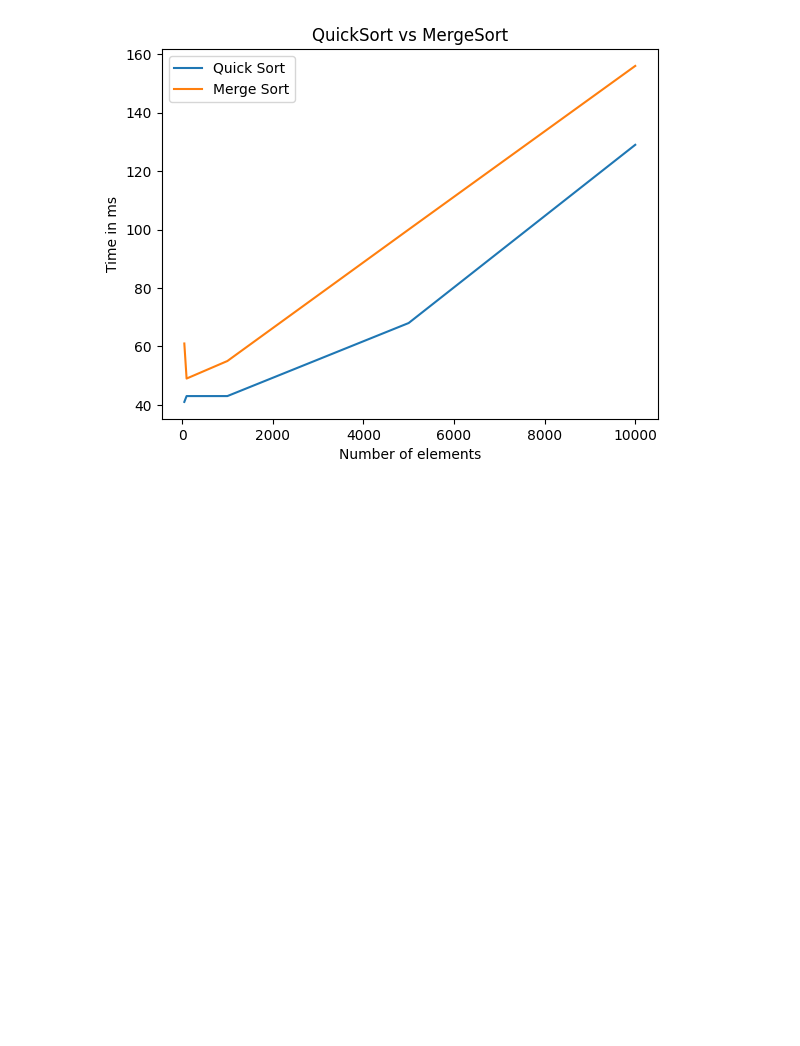
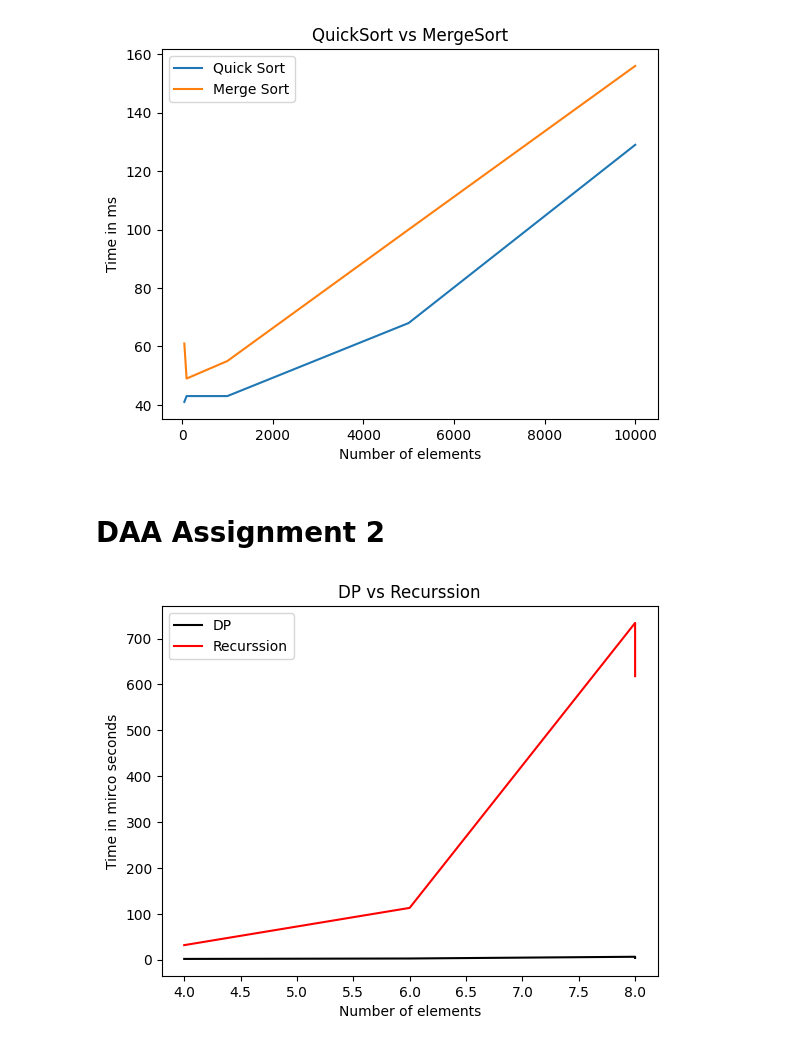
Before and after one commit to siddh34/Notes, a Jupyter notebook: Third Year Sem 2/Assignments/visualization.ipynb, the cells around one changed output. Cells and saved outputs as stored; diff of their text form; code cells hidden in the pictures; blank space fills up the shorter version.

```diff
--- a/Third Year Sem 2/Assignments/visualization.ipynb
+++ b/Third Year Sem 2/Assignments/visualization.ipynb
@@ -18,3 +18,19 @@ plt.legend(["Quick Sort", "Merge Sort"])
 plt.show()
 # %% [output]
 [figure]
+# %% [markdown]
+# DAA Assignment 2
+# %%
+DPDF = pd.DataFrame({'Time':[1.781,2.71,6.492,3.942]})
+RECDF = pd.DataFrame({'Time':[31.82,113,734,618]})
+elements = [4,6,8,8]
+# %%
+plt.title("DP vs Recurssion")
+plt.plot(elements,DPDF.Time,color="black")
+plt.plot(elements,RECDF.Time,color="red")
+plt.xlabel("Number of elements")
+plt.ylabel("Time in mirco seconds")
+plt.legend(["DP", "Recurssion"])
+plt.show()
+# %% [output]
+[figure, added]
```
Also changed, not shown: 14 other files.
